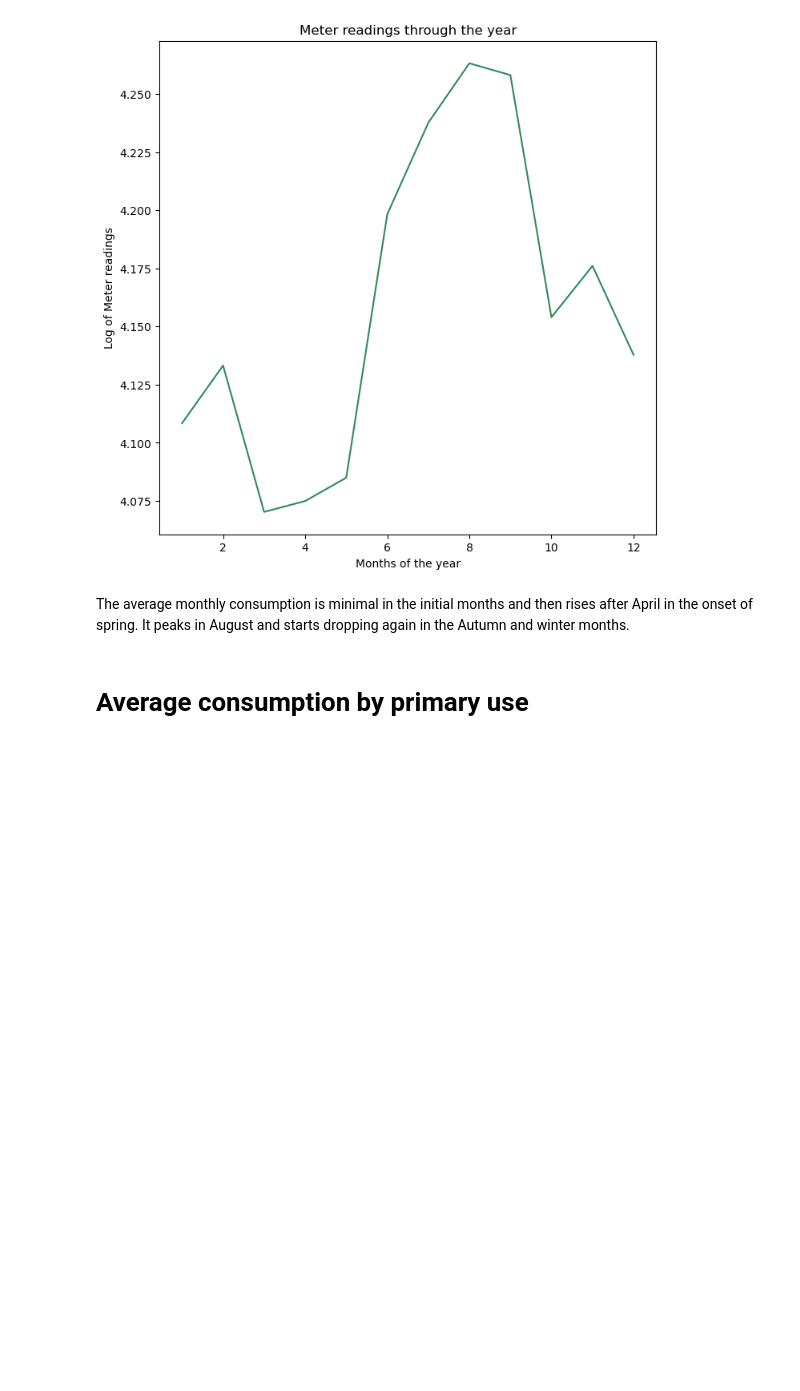
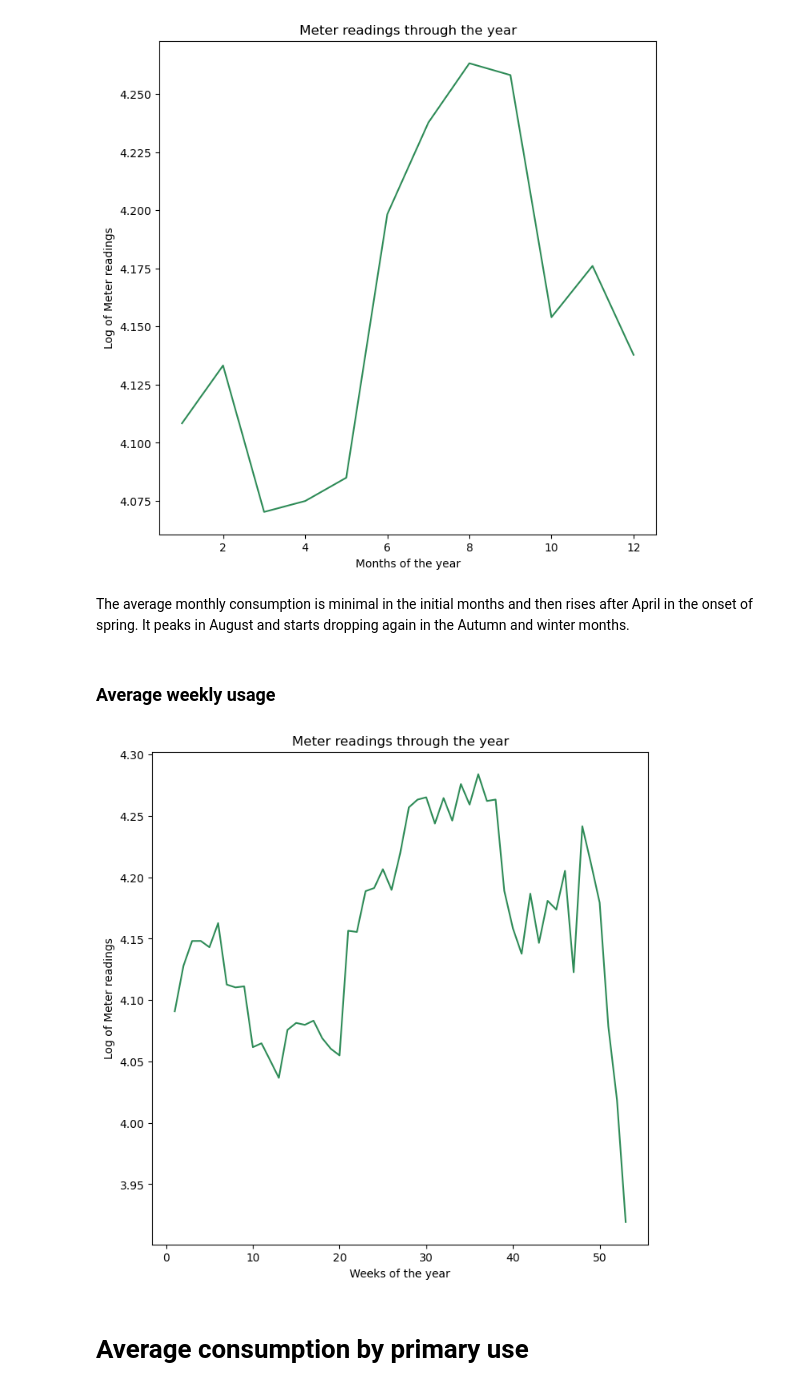
Before and after one commit to goksu-uzunturk/DI502_ElectricityPrediction, a Jupyter notebook: notebooks/EDA.ipynb, the cells around one changed output. Drawn from its saved outputs; the diff is of its cells as text; code cells hidden in the pictures; blank space fills up the shorter version.

```diff
--- a/notebooks/EDA.ipynb
+++ b/notebooks/EDA.ipynb
@@ -165,6 +166,18 @@ plt.show()
 [figure]
 # %% [markdown]
 The average monthly consumption is minimal in the initial months and then rises after April in the onset of spring. It peaks in August and starts dropping again in the Autumn and winter months.
+# %% [markdown]
+### Average weekly usage
+# %%
+plt.figure(figsize=(8,8))
+week_df= train.groupby(['weekofyear']).log_meter_reading.mean().reset_index()
+sns.lineplot(x=week_df['weekofyear'], y=week_df['log_meter_reading'], color='seagreen')
+plt.xlabel("Weeks of the year")
+plt.ylabel("Log of Meter readings")
+plt.title("Meter readings through the year")
+plt.show()
+# %% [output]
+[figure, added]
 # %% [markdown]
 # Average consumption by primary use
 # %% [markdown]
```
Also changed, not shown: parts of 3 cells of this notebook, 5 other files.
